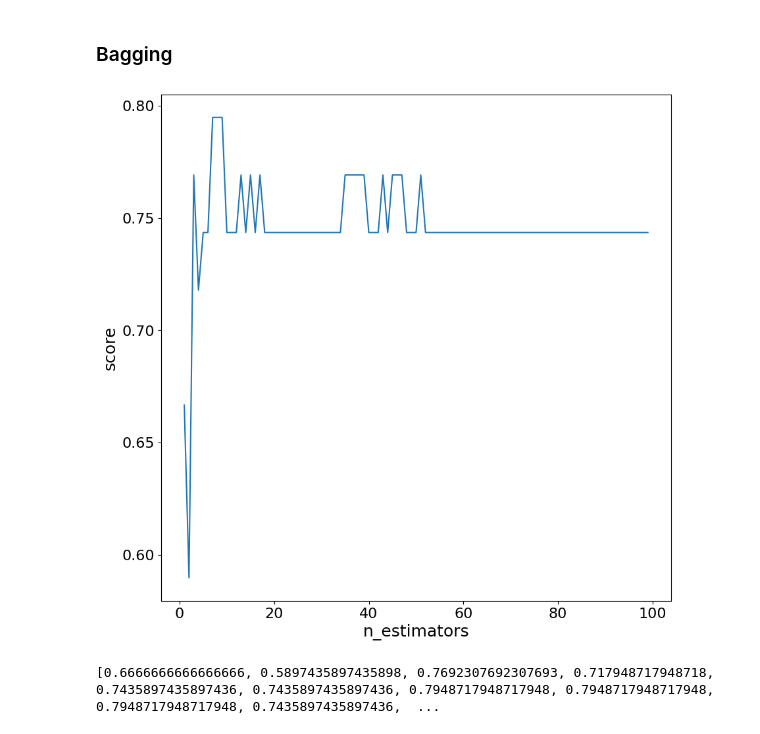
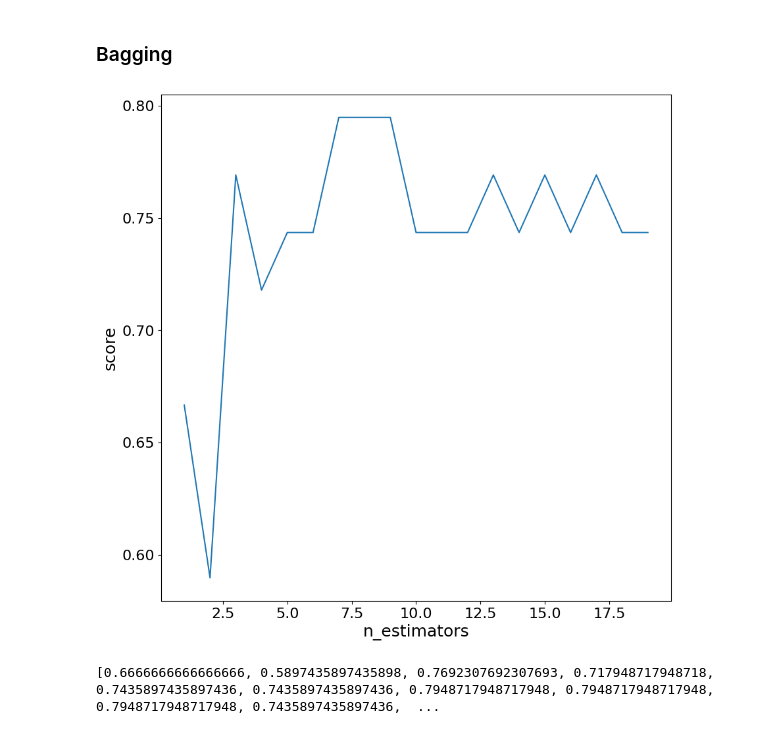
Before and after one commit to senbagaraman04/ml-basics, a Jupyter notebook: 2023/parkinson.ipynb, the cells around one changed output. Drawn from its saved outputs; the diff is of its cells as text; code cells hidden in the pictures.

Commit message:
fix: converted into range in bagging

```diff
--- a/2023/parkinson.ipynb
+++ b/2023/parkinson.ipynb
@@ -410,36 +410,36 @@ results_df
 from sklearn.ensemble import BaggingClassifier
 
 
-estimator_range = range(1,100)
+estimator_range = range(1,20)
 
 models = []
 scores = []
 
 for n_estimators in estimator_range:
 
     # Create bagging classifier
     clf = BaggingClassifier(n_estimators = n_estimators, random_state = 22)
 
     # Fit the model
     clf.fit(x_train, y_train)
 
     # Append the model and score to their respective list
     models.append(clf)
     scores.append(accuracy_score(y_true = y_test, y_pred = clf.predict(x_test)))
 
 # Generate the plot of scores against number of estimators
 plt.figure(figsize=(10,10))
 plt.plot(estimator_range, scores)
 
 # Adjust labels and font (to make visable)
 plt.xlabel("n_estimators", fontsize = 18)
 plt.ylabel("score", fontsize = 18)
 plt.tick_params(labelsize = 16)
 
 # Visualize plot
 plt.show()
 
 print(scores)
 # %% [output]
-[figure, old version]
+[figure, new version]
 [0.6666666666666666, 0.5897435897435898, 0.7692307692307693, 0.717948717948718, 0.7435897435897436, 0.7435897435897436, 0.7948717948717948, 0.7948717948717948, 0.7948717948717948, 0.7435897435897436,  ...
```
